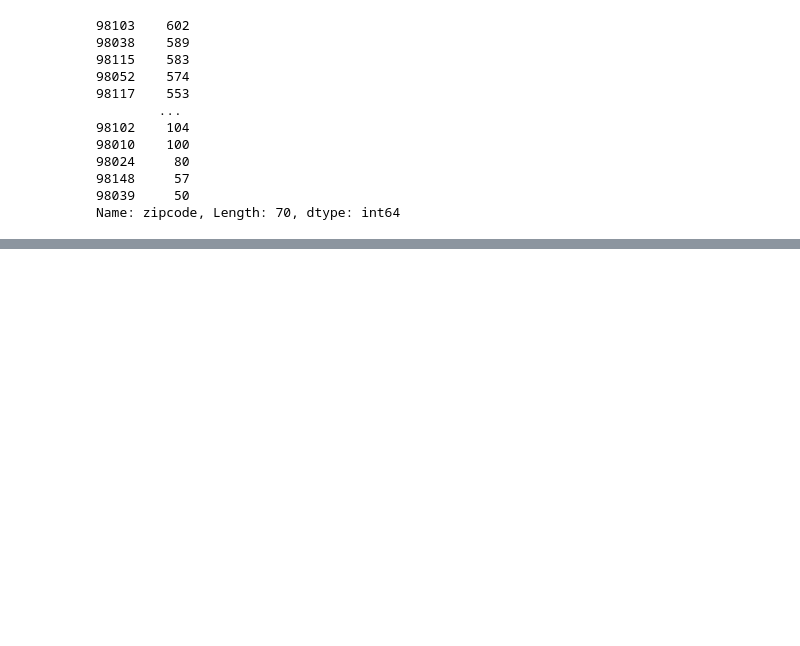
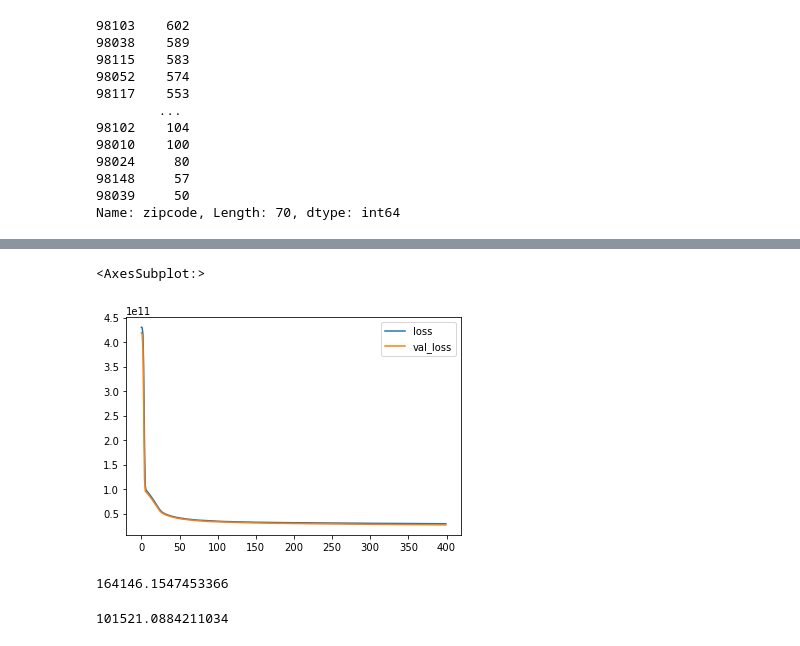
Before and after one commit to Rushikesh8421/Data-Science, a Jupyter notebook: NeuralNets and DeepLearning/ANN.ipynb, the cells around one changed output, grey strips where cells are left out. Saved outputs shown, nothing was run; the diff lists cells and outputs as text; code cells hidden in the pictures; blank space fills up the shorter version.

```diff
--- a/NeuralNets and DeepLearning/ANN.ipynb
+++ b/NeuralNets and DeepLearning/ANN.ipynb
@@ -242,0 +288,2 @@ Name: zipcode, Length: 70, dtype: int64
+# %%
+X_test = scaler.transform(X_test)
@@ -242,0 +297,13 @@ Name: zipcode, Length: 70, dtype: int64
+# %%
+model = Sequential()
+
+model.add(Dense(19,activation='relu'))#Mostly we set that no of neurons on the basis of feature size of data i.e 19 features
+model.add(Dense(19,activation='relu'))# Hidden layers
+model.add(Dense(19,activation='relu'))
+model.add(Dense(19,activation='relu'))
+
+model.add(Dense(1)) #Output layer
+
+model.compile(optimizer='adam',loss='mse') # we had chossen "mse" as loss because we have o/p as "price" continous data
+# %%
+model.fit(x=X_train,y=y_train,validation_data=(X_test,y_test),batch_size=128,epochs=400)
@@ -242,0 +329,7 @@ Name: zipcode, Length: 70, dtype: int64
+# %%
+losses = pd.DataFrame(model.history.history)
+# %%
+losses.plot()
+# %% [output]
+<AxesSubplot:>
+[figure, added]
@@ -242,0 +340,8 @@ Name: zipcode, Length: 70, dtype: int64
+# %%
+np.sqrt(mean_squared_error(y_test,predictions))
+# %% [output]
+164146.1547453366
+# %%
+mean_absolute_error(y_test,predictions)
+# %% [output]
+101521.0884211034
```
Also changed, not shown: parts of 22 cells of this notebook, 3 other files.
